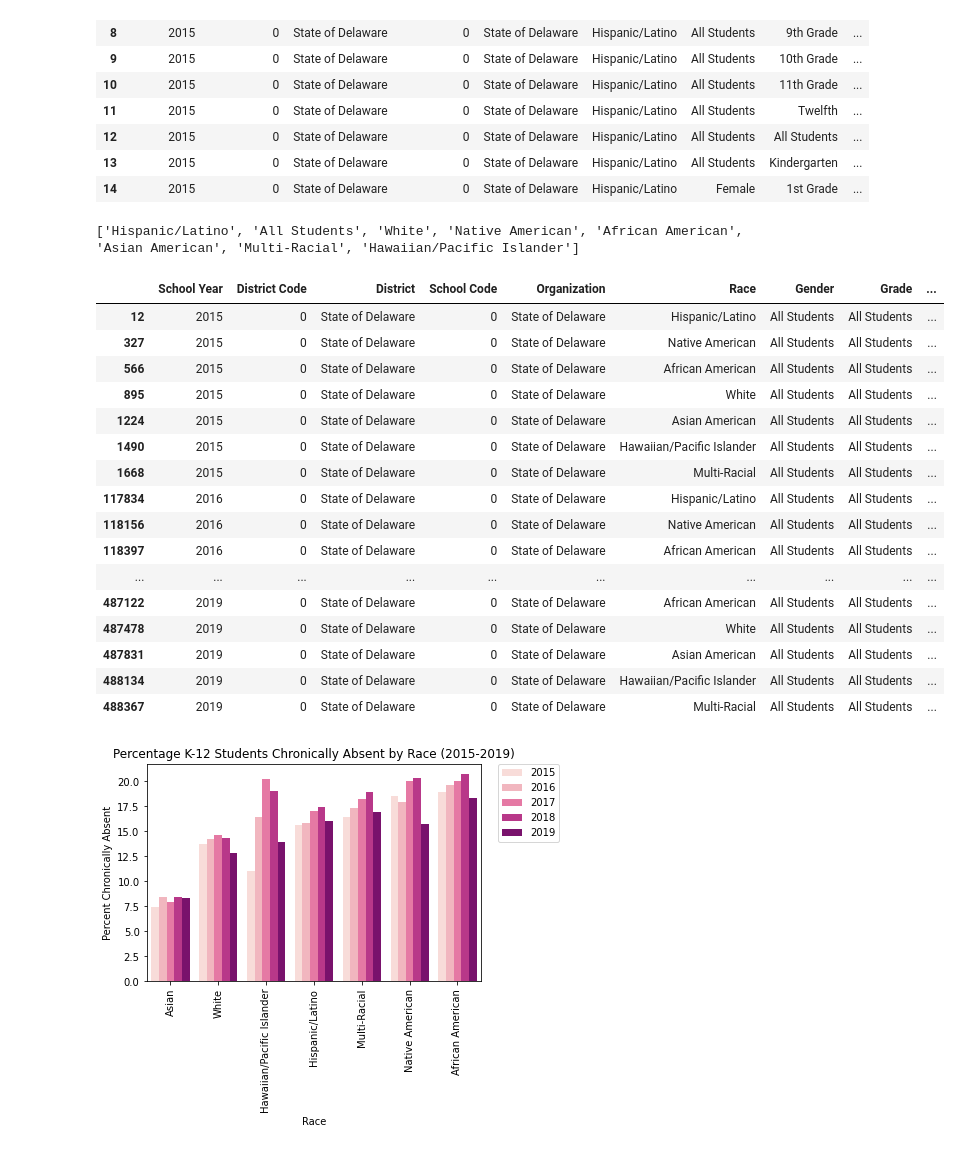
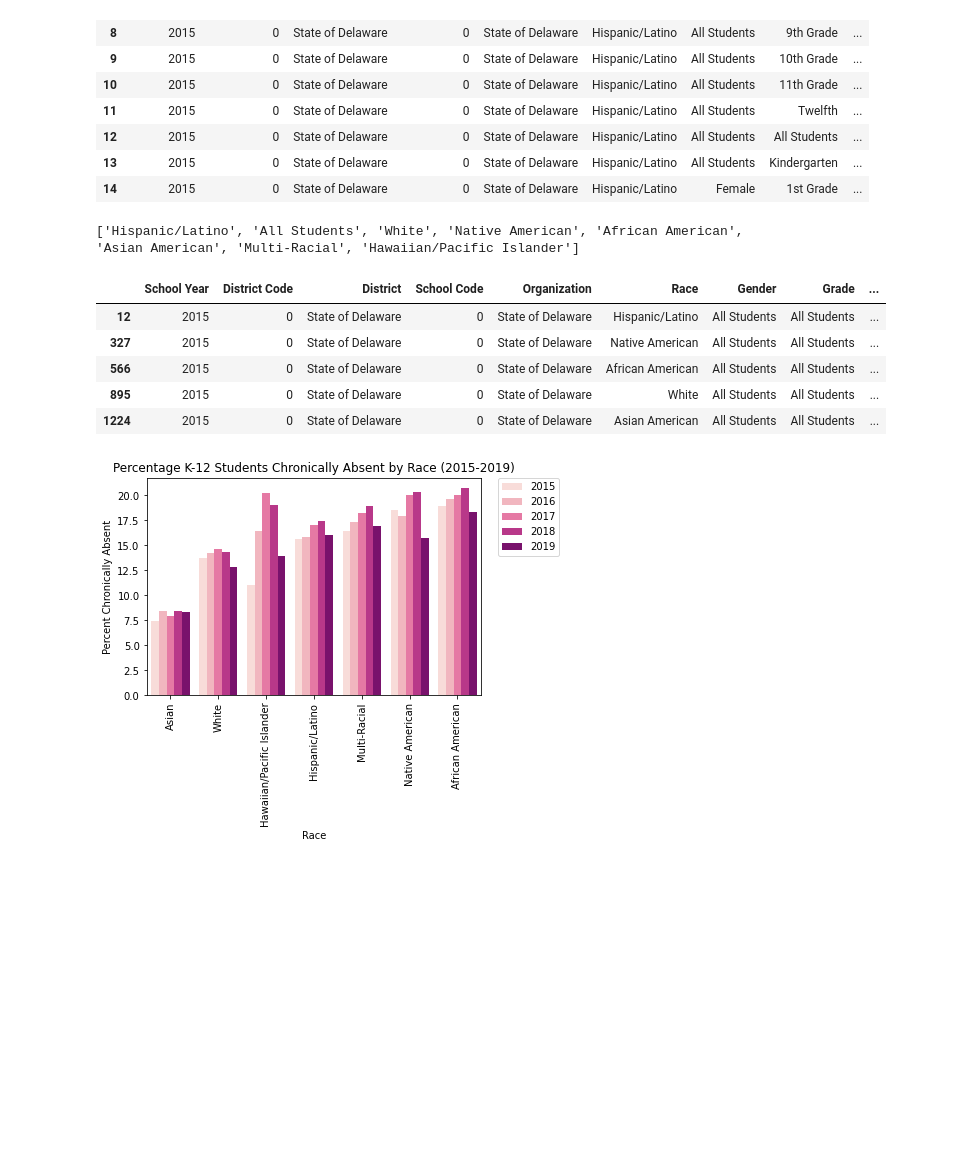
Before and after one commit to annapoliswu/CISC367_Midterm, a Jupyter notebook: messy-student-performance-analysis.ipynb, the cells around one changed output. Drawn from its saved outputs; the diff is of its cells as text; code cells hidden in the pictures; blank space fills up the shorter version.

```diff
--- a/messy-student-performance-analysis.ipynb
+++ b/messy-student-performance-analysis.ipynb
@@ -58,44 +58,37 @@ memory usage: 96.3+ MB
 # %%
 unique = att["Race"].unique().tolist()
 print(unique)
 
 # Only looking at entire state
 att_state = att[ (att["District Code"] == 0)]
 
-# Cut from 2015-2019, 2020 seems to be redacted / no data for now
+# redacted categories like foster care, does not give data or information on absent rate
+# fairly certain, by wording of the dictionary, that
 att_state =  att_state[att_state['Rowstatus'] != 'REDACTED']
 
 #overall only separate by race for now
 att_state_all = att_state[(att_state['Grade'] == 'All Students') &
                       (att_state['Gender'] == 'All Students') &
-                      (att_state['SpecialDemo'] == 'All Students') &
-                      (att_state_all['SubGroup'] != 'All Students')]
+                      (att_state['SpecialDemo'] == 'All Students') ]
+
+#print(str(att_state_all.loc[ att_state_all['SubGroup'] == 'All Students' , ['School Year','Students'] ]))
+att_state_all = att_state_all[ att_state_all['SubGroup'] != 'All Students' ]
 
 #att_state_all = att_state_all.sort_values('PctStudentsChronicallyAbsent')
 
-att_state_all
-
 #att_state_all = att_state_all.set_index('SubGroup')
 #ax = att_state_all[att_state_all['School Year'] == 2015].plot.bar(y='PctStudentsChronicallyAbsent', rot=90)
+
+# only data from 2015-2019
+att_state_all.head()
 # %% [output]
 ['Hispanic/Latino', 'All Students', 'White', 'Native American', 'African American', 'Asian American', 'Multi-Racial', 'Hawaiian/Pacific Islander']
 |  | School Year | District Code | District | School Code | Organization | Race | Gender | Grade | ... |
 | 12 | 2015 | 0 | State of Delaware | 0 | State of Delaware | Hispanic/Latino | All Students | All Students | ... |
 | 327 | 2015 | 0 | State of Delaware | 0 | State of Delaware | Native American | All Students | All Students | ... |
 | 566 | 2015 | 0 | State of Delaware | 0 | State of Delaware | African American | All Students | All Students | ... |
 | 895 | 2015 | 0 | State of Delaware | 0 | State of Delaware | White | All Students | All Students | ... |
 | 1224 | 2015 | 0 | State of Delaware | 0 | State of Delaware | Asian American | All Students | All Students | ... |
-| 1490 | 2015 | 0 | State of Delaware | 0 | State of Delaware | Hawaiian/Pacific Islander | All Students | All Students | ... |
-| 1668 | 2015 | 0 | State of Delaware | 0 | State of Delaware | Multi-Racial | All Students | All Students | ... |
-| 117834 | 2016 | 0 | State of Delaware | 0 | State of Delaware | Hispanic/Latino | All Students | All Students | ... |
-| 118156 | 2016 | 0 | State of Delaware | 0 | State of Delaware | Native American | All Students | All Students | ... |
-| 118397 | 2016 | 0 | State of Delaware | 0 | State of Delaware | African American | All Students | All Students | ... |
-| ... | ... | ... | ... | ... | ... | ... | ... | ... | ... |
-| 487122 | 2019 | 0 | State of Delaware | 0 | State of Delaware | African American | All Students | All Students | ... |
-| 487478 | 2019 | 0 | State of Delaware | 0 | State of Delaware | White | All Students | All Students | ... |
-| 487831 | 2019 | 0 | State of Delaware | 0 | State of Delaware | Asian American | All Students | All Students | ... |
-| 488134 | 2019 | 0 | State of Delaware | 0 | State of Delaware | Hawaiian/Pacific Islander | All Students | All Students | ... |
-| 488367 | 2019 | 0 | State of Delaware | 0 | State of Delaware | Multi-Racial | All Students | All Students | ... |
 # %%
 plotOrder = ['Asian', 'White', 'Hawaiian/Pacific Islander', 'Hispanic/Latino','Multi-Racial', 'Native American','African American']
 
```
Also changed, not shown: parts of 6 cells of this notebook.
